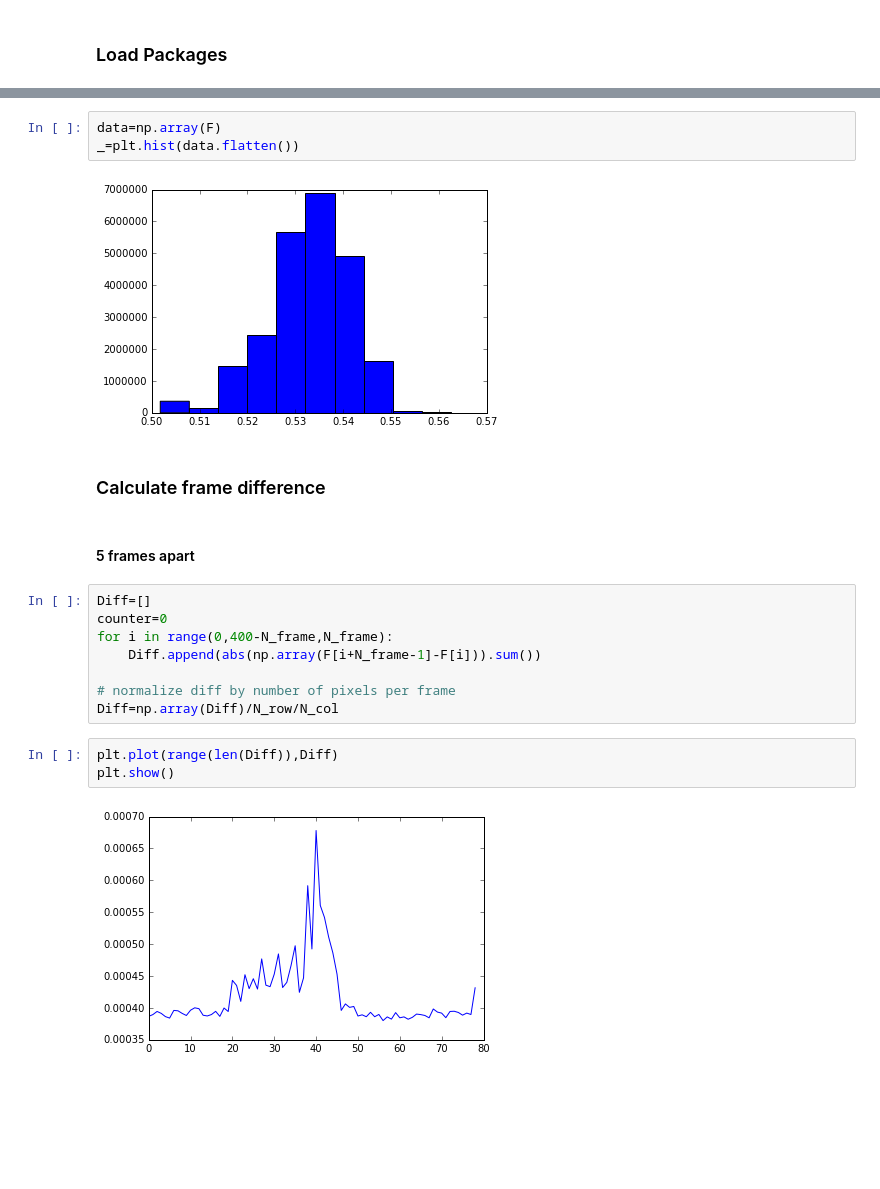
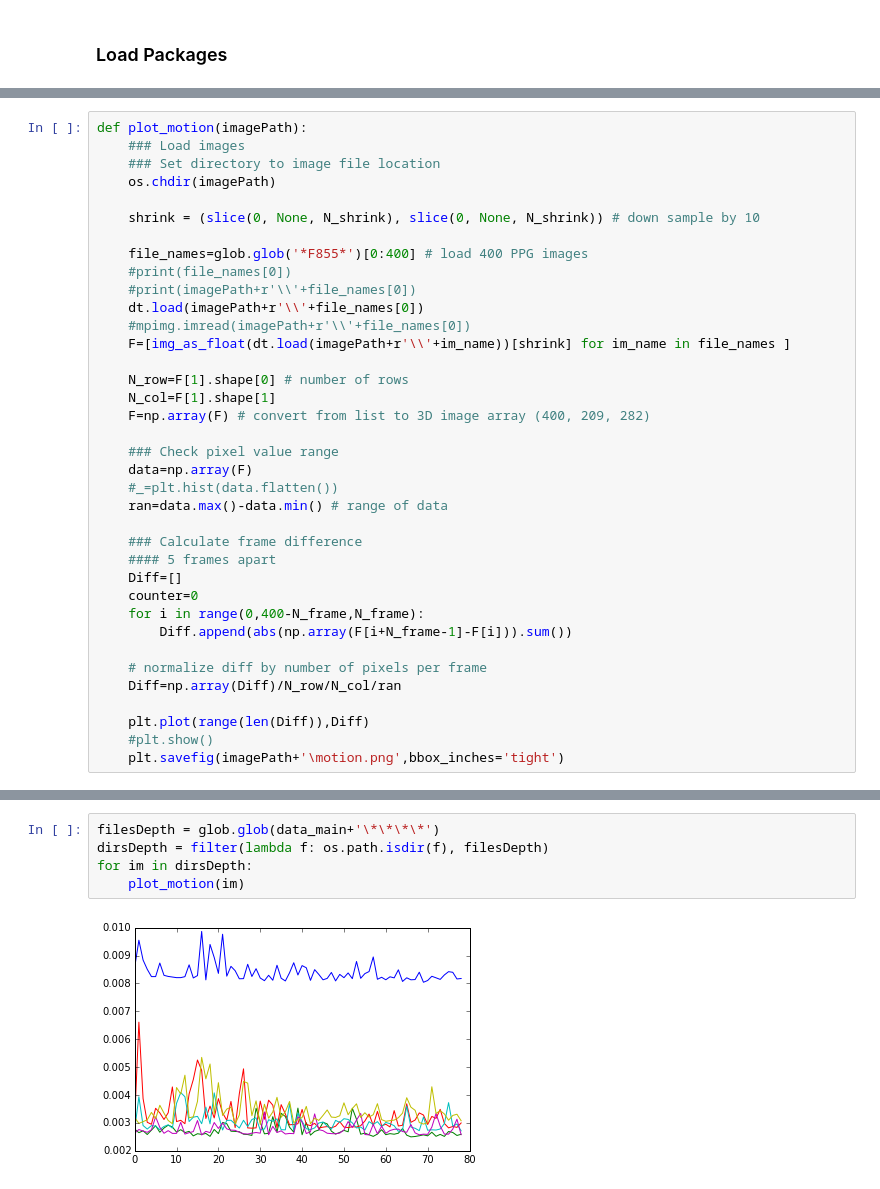
Before and after one commit to sinoecho/SMD, a Jupyter notebook: motion_detect/motion_detect.ipynb, the cells around one changed output, grey strips where cells are left out. Drawn from its saved outputs; the diff is of its cells as text; blank space fills up the shorter version.

Commit message:
motion detection automatic to patient level folder

```diff
--- a/motion_detect/motion_detect.ipynb
+++ b/motion_detect/motion_detect.ipynb
@@ -21 +23,38 @@ import pandas as pd
+# %%
+def plot_motion(imagePath):
+    ### Load images
+    ### Set directory to image file location
+    os.chdir(imagePath)
+
+    shrink = (slice(0, None, N_shrink), slice(0, None, N_shrink)) # down sample by 10
+
+    file_names=glob.glob('*F855*')[0:400] # load 400 PPG images
+    #print(file_names[0])
+    #print(imagePath+r'\\'+file_names[0])
+    dt.load(imagePath+r'\\'+file_names[0])
+    #mpimg.imread(imagePath+r'\\'+file_names[0])
+    F=[img_as_float(dt.load(imagePath+r'\\'+im_name))[shrink] for im_name in file_names ]
+
+    N_row=F[1].shape[0] # number of rows
+    N_col=F[1].shape[1]
+    F=np.array(F) # convert from list to 3D image array (400, 209, 282)
+
+    ### Check pixel value range
+    data=np.array(F)
+    #_=plt.hist(data.flatten())
+    ran=data.max()-data.min() # range of data
+
+    ### Calculate frame difference
+    #### 5 frames apart
+    Diff=[]
+    counter=0
+    for i in range(0,400-N_frame,N_frame):
+        Diff.append(abs(np.array(F[i+N_frame-1]-F[i])).sum())
+
+    # normalize diff by number of pixels per frame
+    Diff=np.array(Diff)/N_row/N_col/ran
+
+    plt.plot(range(len(Diff)),Diff)
+    #plt.show()
+    plt.savefig(imagePath+'\motion.png',bbox_inches='tight')
 # %% [markdown]
@@ -44,22 +62,7 @@ plt.show()
-# %%
-data=np.array(F)
-_=plt.hist(data.flatten())
-# %% [output]
-[figure, removed]
-# %% [markdown]
-### Calculate frame difference
-# %% [markdown]
-#### 5 frames apart
-# %%
-Diff=[]
-counter=0
-for i in range(0,400-N_frame,N_frame):
-    Diff.append(abs(np.array(F[i+N_frame-1]-F[i])).sum())
-
-# normalize diff by number of pixels per frame
-Diff=np.array(Diff)/N_row/N_col
-# %%
-plt.plot(range(len(Diff)),Diff)
-plt.show()
-# %% [output]
-[figure, removed]
+# %%
+filesDepth = glob.glob(data_main+'\*\*\*\*')
+dirsDepth = filter(lambda f: os.path.isdir(f), filesDepth)
+for im in dirsDepth:
+    plot_motion(im)
+# %% [output]
+[figure, added]
```
Also changed, not shown: parts of 9 cells of this notebook.
